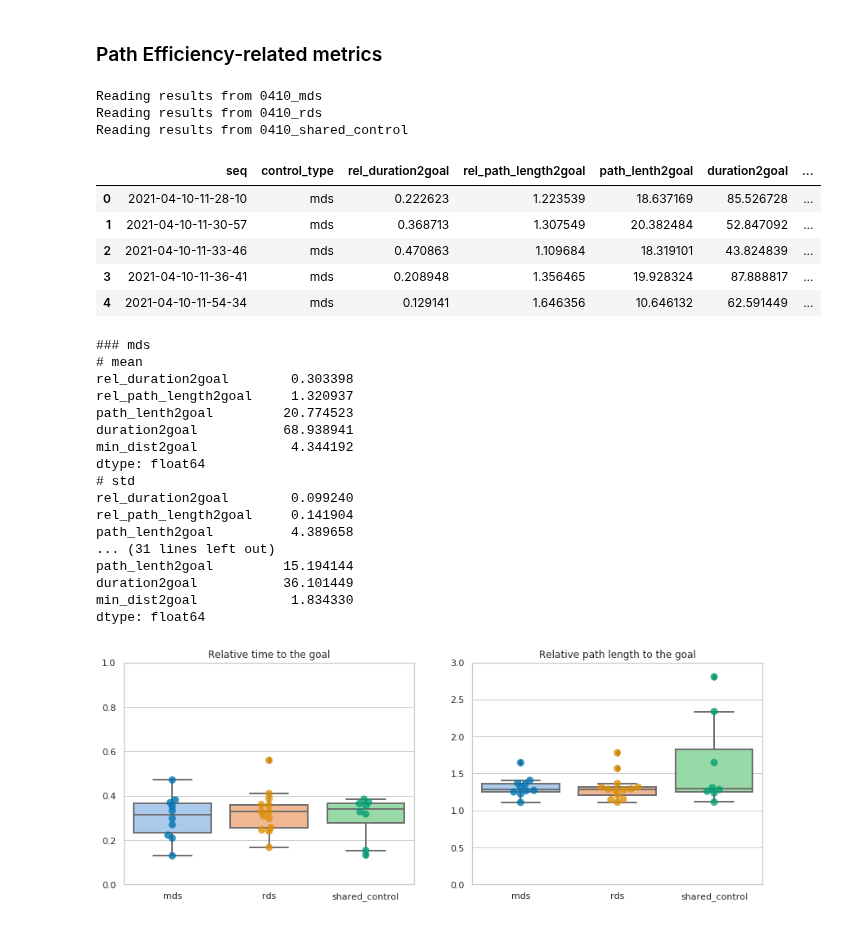
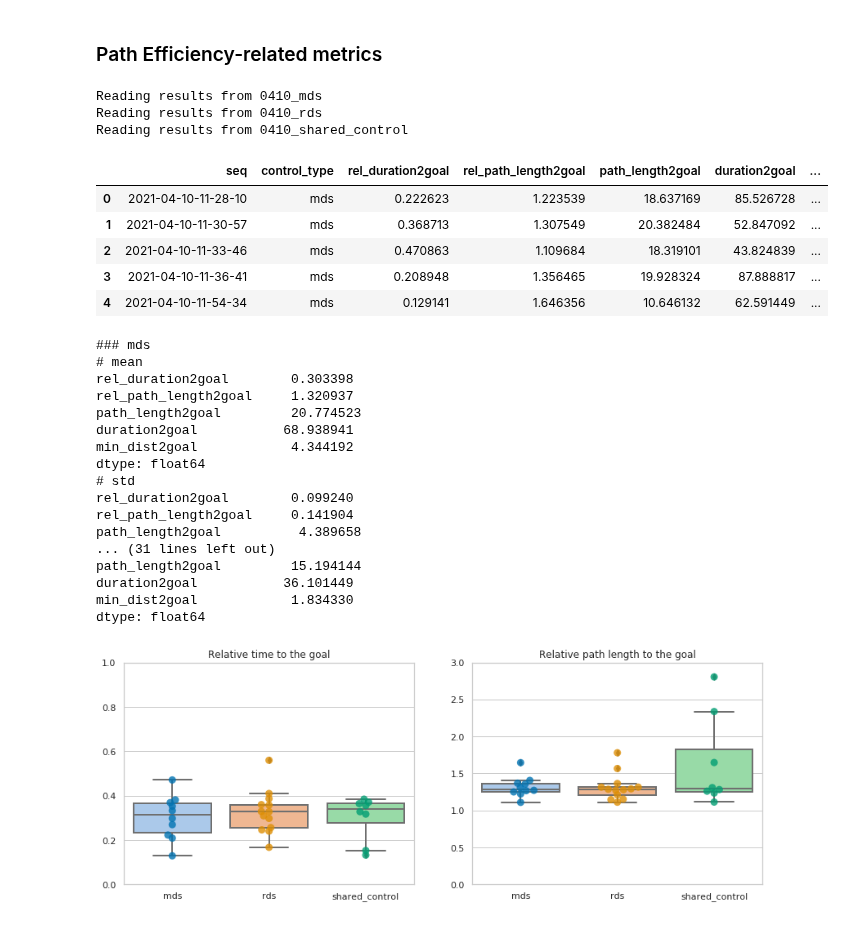
Before and after one commit to epfl-lasa/crowdbot-evaluation-tools, a Jupyter notebook: notebooks/comprehensive_eval.ipynb, the cells around one changed output. Drawn from its saved outputs; the diff is of its cells as text; code cells hidden in the pictures.

```diff
--- a/notebooks/comprehensive_eval.ipynb
+++ b/notebooks/comprehensive_eval.ipynb
@@ -108,7 +108,7 @@ crowd_metrics = ('avg_crowd_density5',
                  'avg_crowd_density10',
                  'avg_min_dist',
                  'normalized_proximity',
-                 'path_lenth2goal',
+                 'path_length2goal',
                  'min_dist2goal',
                 )
 
@@ -141,8 +141,8 @@ for eval_dir in eval_dirs:
     crowd_df = pd.DataFrame(m_dict)
     crowd_df.columns = ['seq', 'control_type'] + list(crowd_metrics)
 
-    # Filter path_lenth2goal less than 5 meter
-    crowd_df = crowd_df[crowd_df.path_lenth2goal >= 5.0]
+    # Filter path_length2goal less than 5 meter
+    crowd_df = crowd_df[crowd_df.path_length2goal >= 5.0]
 
     frames.append(crowd_df)
 
@@ -276,7 +276,7 @@ plt.close()
 # %%
 path_metrics = ('rel_duration2goal',
                 'rel_path_length2goal',
-                'path_lenth2goal',
+                'path_length2goal',
                 'duration2goal',
                 'min_dist2goal',
                )
@@ -312,8 +312,8 @@ for ii, eval_dir in enumerate(eval_dirs):
     path_df = pd.DataFrame(pm_dict)
     path_df.columns = ['seq', 'control_type'] + list(path_metrics)
 
-    # Filter path_lenth2goal less than 5 meter
-    path_df = path_df[path_df.path_lenth2goal >= 5.0]
+    # Filter path_length2goal less than 5 meter
+    path_df = path_df[path_df.path_length2goal >= 5.0]
 
     path_frames.append(path_df)
 
@@ -400,7 +400,7 @@ control_metrics = ('rel_jerk',
                    'avg_fluency',
                    'contribution',
                    'avg_agreement',
-                   'path_lenth2goal',
+                   'path_length2goal',
                    'min_dist2goal',
                    )
 
@@ -434,8 +434,8 @@ for ii, eval_dir in enumerate(eval_dirs):
     control_df = pd.DataFrame(cm_dict)
     control_df.columns = ['seq', 'control_type'] + list(control_metrics)
 
-    # Filter path_lenth2goal less than 5 meter
-    control_df = control_df[control_df.path_lenth2goal >= 5.0]
+    # Filter path_length2goal less than 5 meter
+    control_df = control_df[control_df.path_length2goal >= 5.0]
 
     control_frames.append(control_df)
 
@@ -561,7 +561,7 @@ crowd_metrics = ('avg_crowd_density5',
                  'avg_crowd_density10',
                  'avg_min_dist',
                  'normalized_proximity',
-                 'path_lenth2goal',
+                 'path_length2goal',
                  'min_dist2goal',
                 )
 
@@ -594,8 +594,8 @@ for eval_dir in eval_dirs:
     crowd_df = pd.DataFrame(m_dict)
     crowd_df.columns = ['seq', 'control_type'] + list(crowd_metrics)
 
-    # Filter path_lenth2goal less than 5 meter
-    crowd_df = crowd_df[crowd_df.path_lenth2goal >= 5.0]
+    # Filter path_length2goal less than 5 meter
+    crowd_df = crowd_df[crowd_df.path_length2goal >= 5.0]
 
     frames.append(crowd_df)
 
@@ -700,7 +700,7 @@ plt.close()
 # %%
 path_metrics = ('rel_duration2goal',
                 'rel_path_length2goal',
-                'path_lenth2goal',
+                'path_length2goal',
                 'duration2goal',
                 'min_dist2goal',
                )
@@ -718,36 +718,36 @@ for ii, eval_dir in enumerate(eval_dirs):
     pm_dict.update(
         {'control_type': [eval_dir[5:] for i in range(eval_database.nr_seqs())]}
     )
     pm_dict.update({k: [] for k in path_metrics})
 
     for idx, seq in enumerate(eval_database.seqs):
         eval_res_dir = os.path.join(eval_database.metrics_dir)
         qolo_eval_npy = os.path.join(eval_res_dir, seq + "_qolo_eval.npy")
         qolo_eval_dict = np.load(
             qolo_eval_npy,
             allow_pickle=True,
         ).item()
 
         for iidx, val in enumerate(path_metrics):
             pm_dict[path_metrics[iidx]].append(qolo_eval_dict[val])
             # print(iidx, val, path_metrics[iidx])
     # print(pm_dict.keys())
 
     path_df = pd.DataFrame(pm_dict)
     path_df.columns = ['seq', 'control_type'] + list(path_metrics)
 
-    # Filter path_lenth2goal less than 5 meter
-    path_df = path_df[path_df.path_lenth2goal >= 5.0]
+    # Filter path_length2goal less than 5 meter
+    path_df = path_df[path_df.path_length2goal >= 5.0]
 
     path_frames.append(path_df)
 
 path_metrics_df = pd.concat(path_frames, ignore_index=True)
 path_metrics_df.head()
 # %% [output]
 Reading results from 0410_mds
 Reading results from 0410_rds
 Reading results from 0410_shared_control
-|  | seq | control_type | rel_duration2goal | rel_path_length2goal | path_lenth2goal | duration2goal | ... |
+|  | seq | control_type | rel_duration2goal | rel_path_length2goal | path_length2goal | duration2goal | ... |
 | 0 | 2021-04-10-11-28-10 | mds | 0.222623 | 1.223539 | 18.637169 | 85.526728 | ... |
 | 1 | 2021-04-10-11-30-57 | mds | 0.368713 | 1.307549 | 20.382484 | 52.847092 | ... |
 | 2 | 2021-04-10-11-33-46 | mds | 0.470863 | 1.109684 | 18.319101 | 43.824839 | ... |
@@ -766,16 +766,16 @@ for ctrl in control_types:
 # mean
 rel_duration2goal        0.303398
 rel_path_length2goal     1.320937
-path_lenth2goal         20.774523
+path_length2goal         20.774523
 duration2goal           68.938941
 min_dist2goal            4.344192
 dtype: float64
 # std
 rel_duration2goal        0.099240
 rel_path_length2goal     0.141904
-path_lenth2goal          4.389658
+path_length2goal          4.389658
 ... (31 lines left out)
-path_lenth2goal         15.194144
+path_length2goal         15.194144
 duration2goal           36.101449
 min_dist2goal            1.834330
 dtype: float64
```
Also changed, not shown: parts of 10 cells of this notebook, 6 other files.
